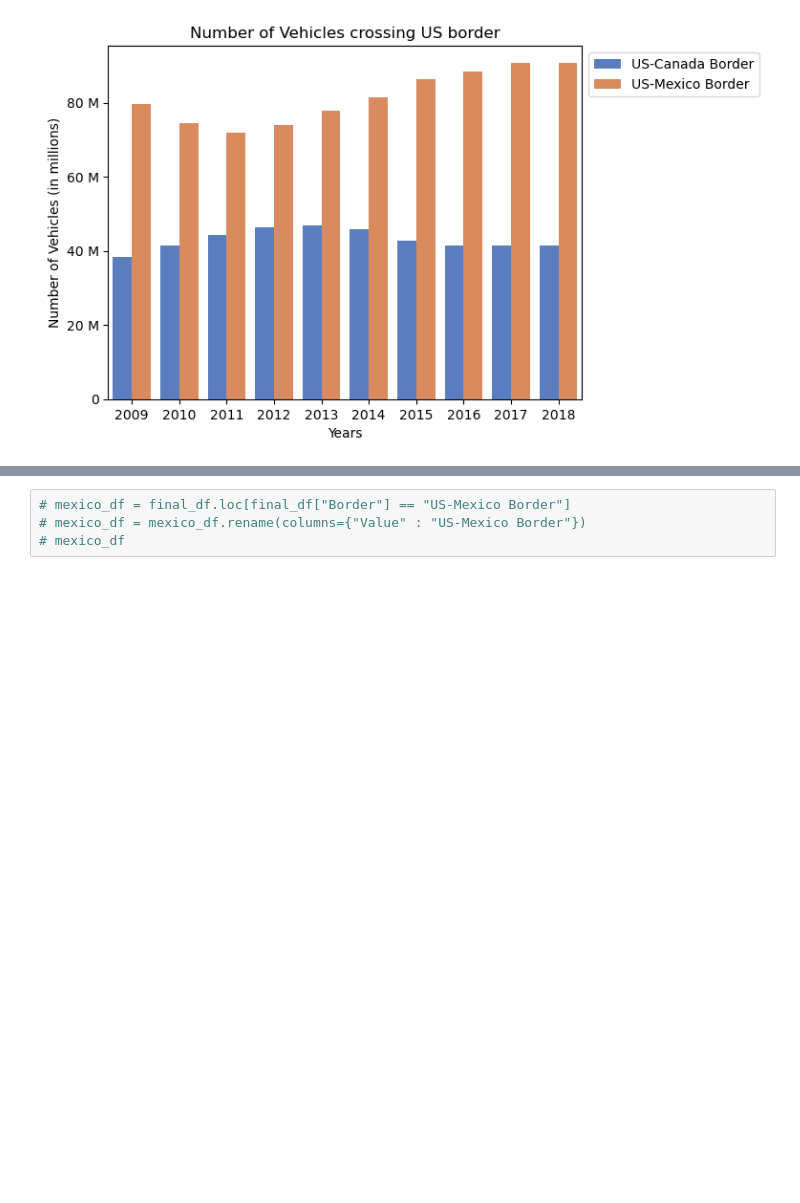
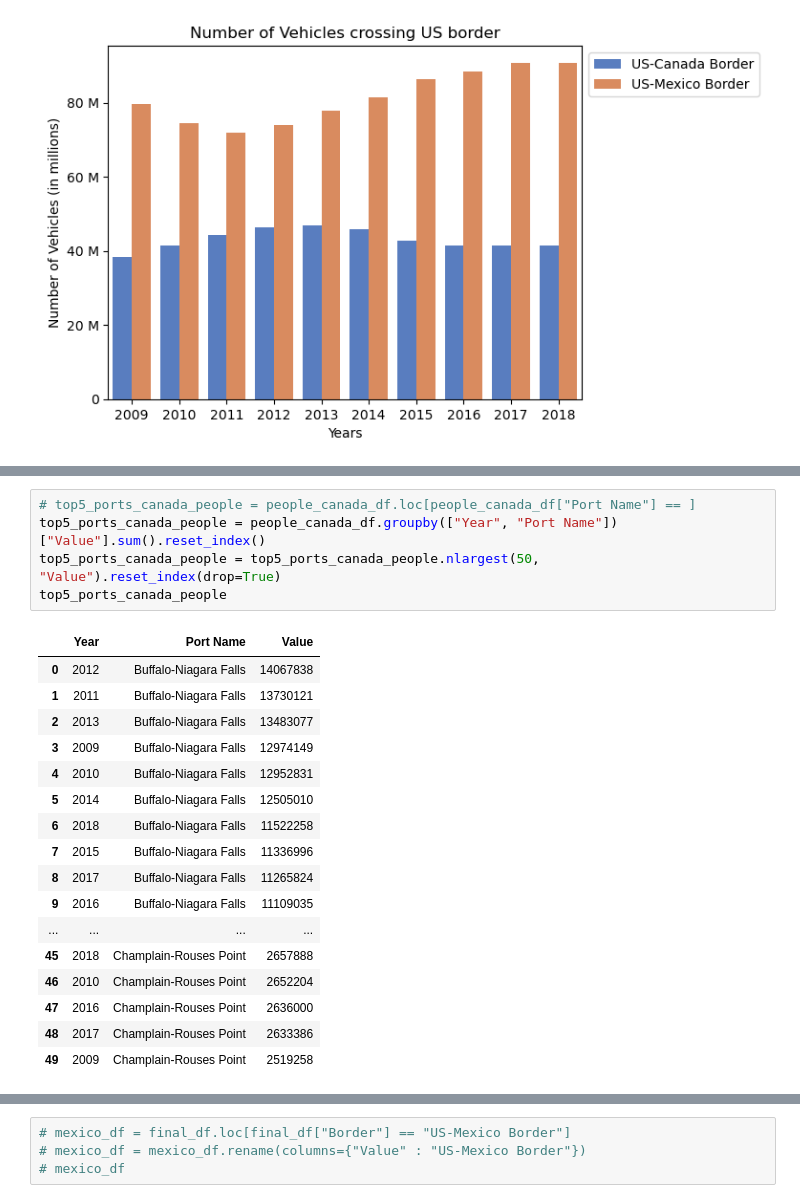
Before and after one commit to saraparveen26/Data-Visualization---US-Border-Crossing, a Jupyter notebook: border_crossing_sara.ipynb, the cells around one changed output, grey strips where cells are left out. Cells and saved outputs as stored; diff of their text form; blank space fills up the shorter version.

```diff
--- a/border_crossing_sara.ipynb
+++ b/border_crossing_sara.ipynb
@@ -366,0 +419,23 @@ plt.show()
+# %%
+# top5_ports_canada_people = people_canada_df.loc[people_canada_df["Port Name"] == ]
+top5_ports_canada_people = people_canada_df.groupby(["Year", "Port Name"])["Value"].sum().reset_index()
+top5_ports_canada_people = top5_ports_canada_people.nlargest(50, "Value").reset_index(drop=True)
+top5_ports_canada_people
+# %% [output]
+|  | Year | Port Name | Value |
+| 0 | 2012 | Buffalo-Niagara Falls | 14067838 |
+| 1 | 2011 | Buffalo-Niagara Falls | 13730121 |
+| 2 | 2013 | Buffalo-Niagara Falls | 13483077 |
+| 3 | 2009 | Buffalo-Niagara Falls | 12974149 |
+| 4 | 2010 | Buffalo-Niagara Falls | 12952831 |
+| 5 | 2014 | Buffalo-Niagara Falls | 12505010 |
+| 6 | 2018 | Buffalo-Niagara Falls | 11522258 |
+| 7 | 2015 | Buffalo-Niagara Falls | 11336996 |
+| 8 | 2017 | Buffalo-Niagara Falls | 11265824 |
+| 9 | 2016 | Buffalo-Niagara Falls | 11109035 |
+| ... | ... | ... | ... |
+| 45 | 2018 | Champlain-Rouses Point | 2657888 |
+| 46 | 2010 | Champlain-Rouses Point | 2652204 |
+| 47 | 2016 | Champlain-Rouses Point | 2636000 |
+| 48 | 2017 | Champlain-Rouses Point | 2633386 |
+| 49 | 2009 | Champlain-Rouses Point | 2519258 |
```
Also changed, not shown: parts of 7 cells of this notebook, 2 other files.
